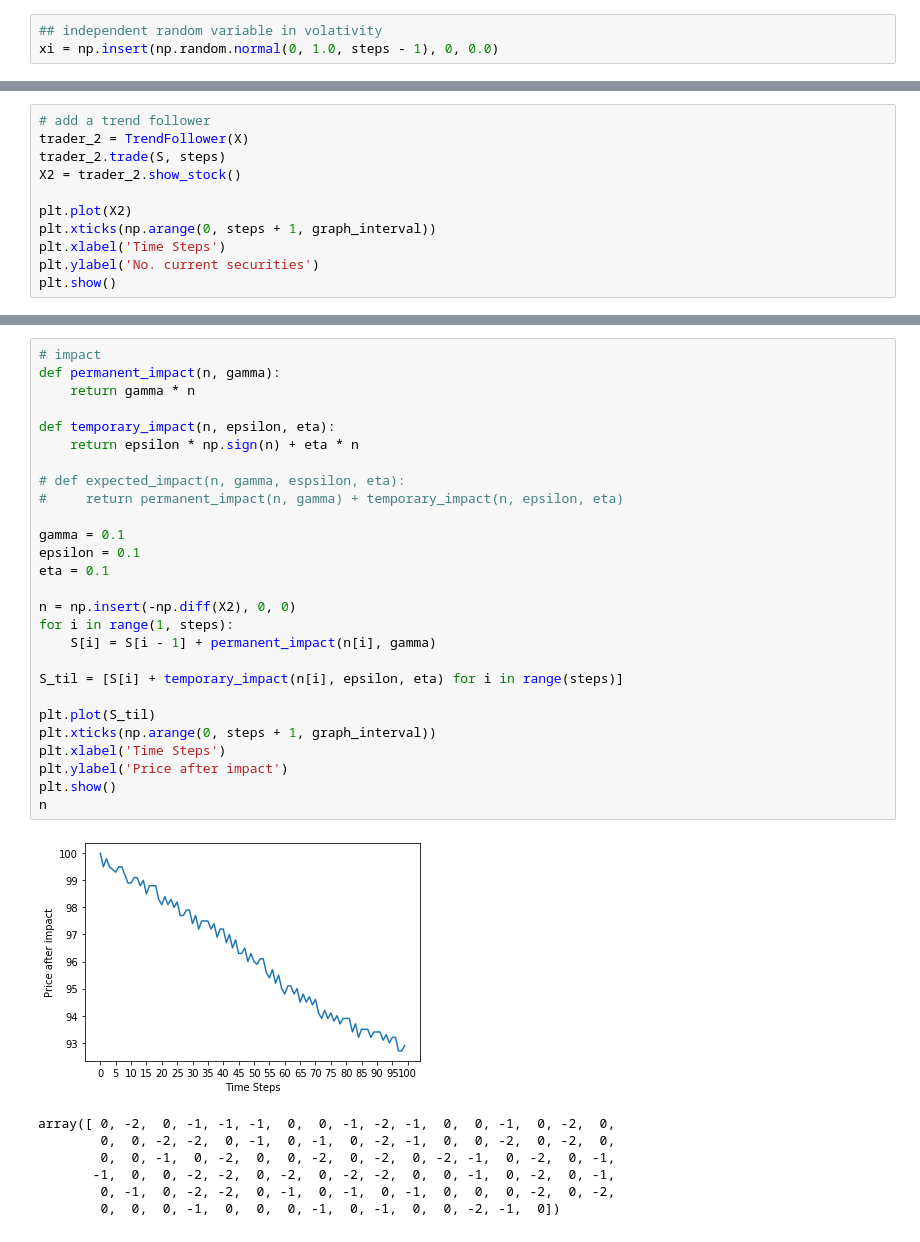
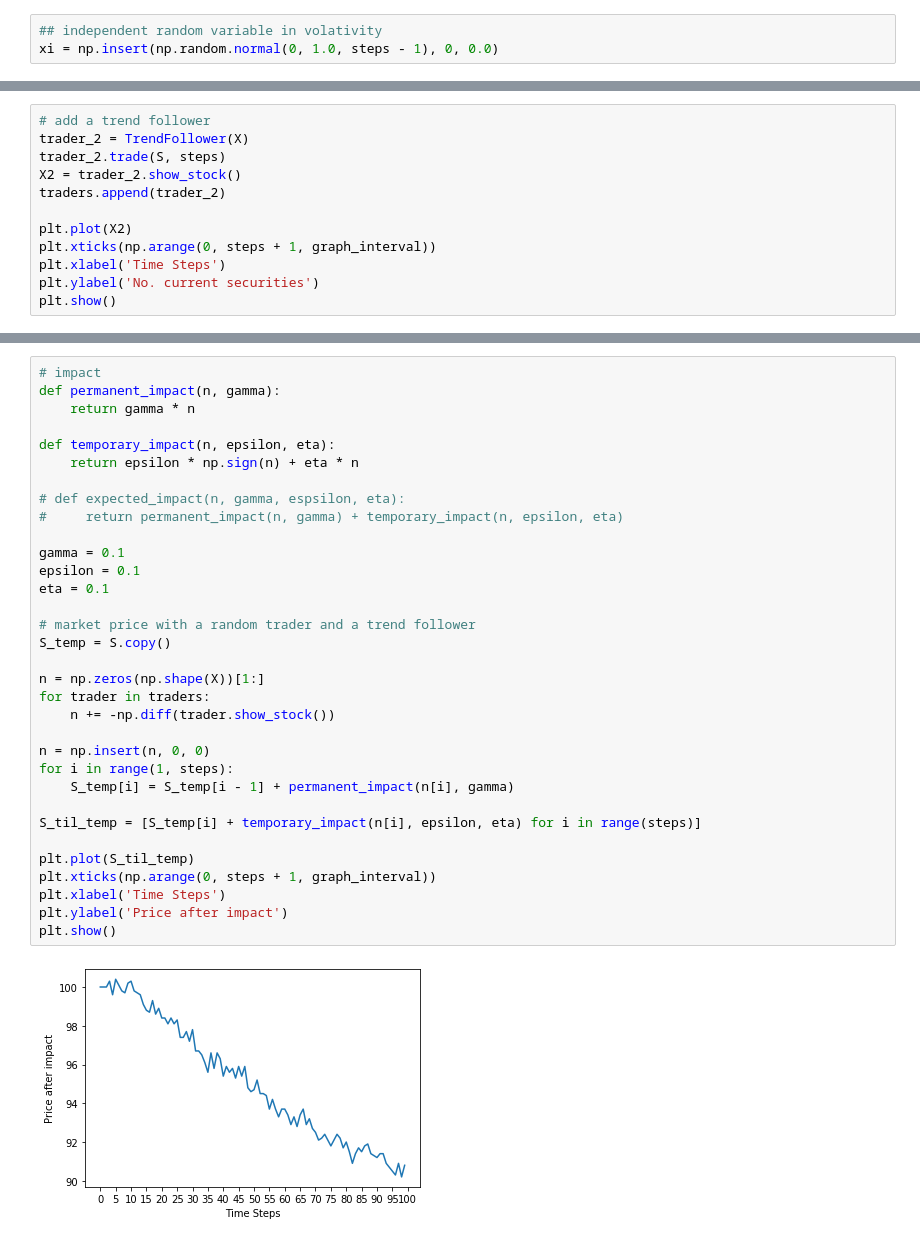
Before and after one commit to khanhnguyen15/Market-Simulation, a Jupyter notebook: Almgen-Chriss Market.ipynb, the cells around one changed output, grey strips where cells are left out. Saved outputs shown, nothing was run; the diff lists cells and outputs as text.

```diff
--- a/Almgen-Chriss Market.ipynb
+++ b/Almgen-Chriss Market.ipynb
@@ -102,6 +130,7 @@ plt.show()
 trader_2 = TrendFollower(X)
 trader_2.trade(S, steps)
 X2 = trader_2.show_stock()
+traders.append(trader_2)
 
 plt.plot(X2)
 plt.xticks(np.arange(0, steps + 1, graph_interval))
@@ -113,35 +142,35 @@ plt.show()
 # %%
 # impact
 def permanent_impact(n, gamma):
     return gamma * n
 
 def temporary_impact(n, epsilon, eta):
     return epsilon * np.sign(n) + eta * n
 
 # def expected_impact(n, gamma, espsilon, eta):
 #     return permanent_impact(n, gamma) + temporary_impact(n, epsilon, eta)
 
 gamma = 0.1
 epsilon = 0.1
 eta = 0.1
 
-n = np.insert(-np.diff(X2), 0, 0)
+# market price with a random trader and a trend follower
+S_temp = S.copy()
+
+n = np.zeros(np.shape(X))[1:]
+for trader in traders:
+    n += -np.diff(trader.show_stock())
+
+n = np.insert(n, 0, 0)
 for i in range(1, steps):
-    S[i] = S[i - 1] + permanent_impact(n[i], gamma)
+    S_temp[i] = S_temp[i - 1] + permanent_impact(n[i], gamma)
 
-S_til = [S[i] + temporary_impact(n[i], epsilon, eta) for i in range(steps)]
+S_til_temp = [S_temp[i] + temporary_impact(n[i], epsilon, eta) for i in range(steps)]
 
-plt.plot(S_til)
+plt.plot(S_til_temp)
 plt.xticks(np.arange(0, steps + 1, graph_interval))
 plt.xlabel('Time Steps')
 plt.ylabel('Price after impact')
 plt.show()
-n
 # %% [output]
-[figure, old version]
+[figure, new version]
-array([ 0, -2,  0, -1, -1, -1,  0,  0, -1, -2, -1,  0,  0, -1,  0, -2,  0,
-        0,  0, -2, -2,  0, -1,  0, -1,  0, -2, -1,  0,  0, -2,  0, -2,  0,
-        0,  0, -1,  0, -2,  0,  0, -2,  0, -2,  0, -2, -1,  0, -2,  0, -1,
-       -1,  0,  0, -2, -2,  0, -2,  0, -2, -2,  0,  0, -1,  0, -2,  0, -1,
-        0, -1,  0, -2, -2,  0, -1,  0, -1,  0, -1,  0,  0,  0, -2,  0, -2,
-        0,  0,  0, -1,  0,  0,  0, -1,  0, -1,  0,  0, -2, -1,  0])
```
Also changed, not shown: parts of 6 cells of this notebook.
